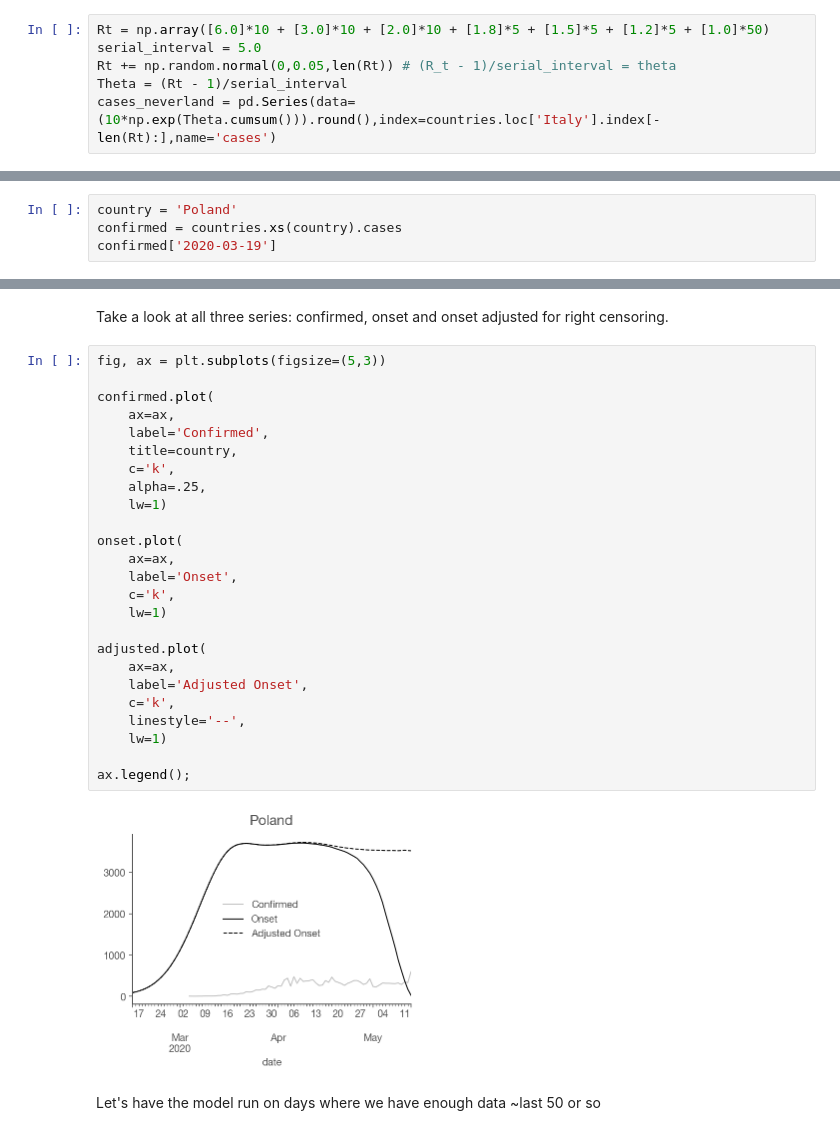
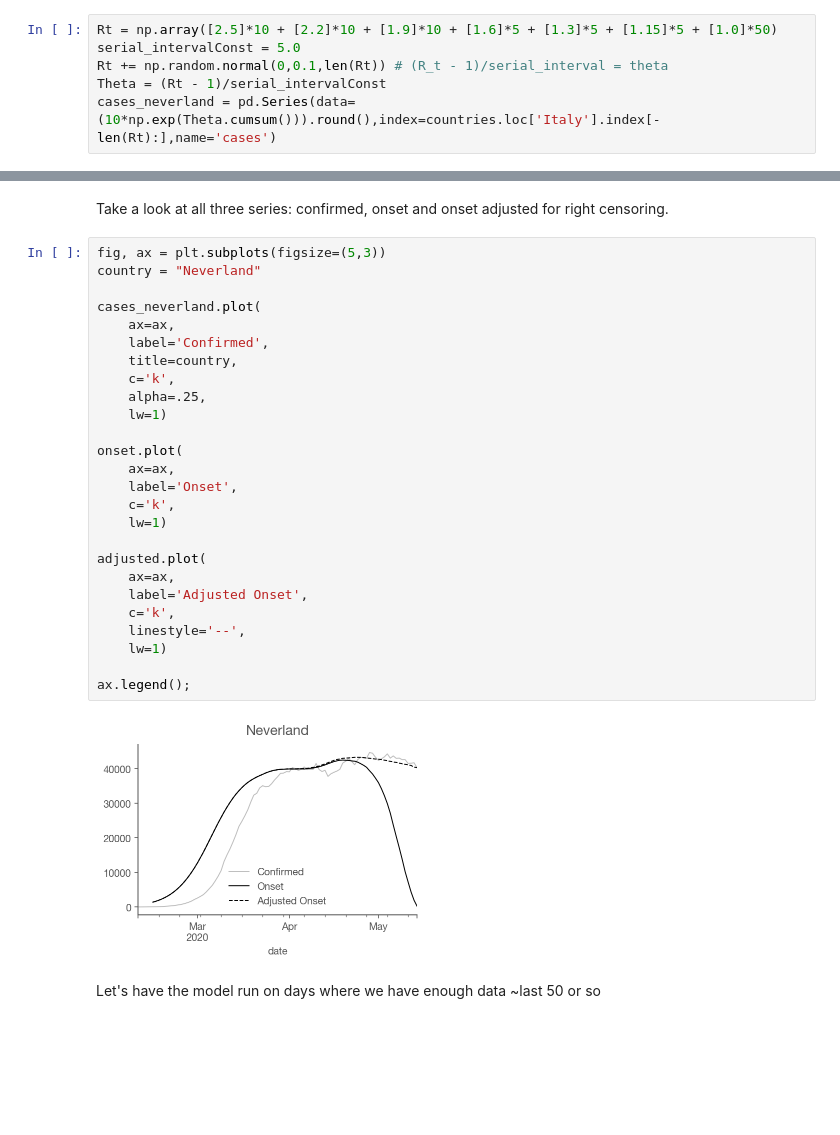
Before and after one commit to maciekrt/covid-19, a Jupyter notebook: Realtime Rt mcmc.ipynb, the cells around one changed output, grey strips where cells are left out. Cells and saved outputs as stored; diff of their text form; blank space fills up the shorter version.

Commit message:
Removied unnecessary things. Plotted the samples of theta and the generated theta.

```diff
--- a/Realtime Rt mcmc.ipynb
+++ b/Realtime Rt mcmc.ipynb
@@ -90,8 +70,8 @@ cases_neverland = pd.Series(index=countries.loc['Italy'].index[:81], data=np.arr
 # %%
-Rt = np.array([6.0]*10 + [3.0]*10 + [2.0]*10 + [1.8]*5 + [1.5]*5 + [1.2]*5 + [1.0]*50)
-serial_interval = 5.0
-Rt += np.random.normal(0,0.05,len(Rt)) # (R_t - 1)/serial_interval = theta
-Theta = (Rt - 1)/serial_interval
+Rt = np.array([2.5]*10 + [2.2]*10 + [1.9]*10 + [1.6]*5 + [1.3]*5 + [1.15]*5 + [1.0]*50)
+serial_intervalConst = 5.0
+Rt += np.random.normal(0,0.1,len(Rt)) # (R_t - 1)/serial_interval = theta
+Theta = (Rt - 1)/serial_intervalConst
 cases_neverland = pd.Series(data=(10*np.exp(Theta.cumsum())).round(),index=countries.loc['Italy'].index[-len(Rt):],name='cases')
 # %%
 cases_neverland
@@ -326,7 +269,3 @@ pdelayDF.to_csv('data/pdelay.csv')
 ## A Single Country
 
 #### Select country Data
-# %%
-country = 'Poland'
-confirmed = countries.xs(country).cases
-confirmed['2020-03-19']
@@ -416,31 +317,32 @@ adjusted, cumulative_p_delay = adjust_onset_for_right_censorship(onset, p_delay)
 Take a look at all three series: confirmed, onset and onset adjusted for right censoring.
 # %%
 fig, ax = plt.subplots(figsize=(5,3))
+country = "Neverland"
 
-confirmed.plot(
+cases_neverland.plot(
     ax=ax,
     label='Confirmed',
     title=country,
     c='k',
     alpha=.25,
     lw=1)
 
 onset.plot(
     ax=ax,
     label='Onset',
     c='k',
     lw=1)
 
 adjusted.plot(
     ax=ax,
     label='Adjusted Onset',
     c='k',
     linestyle='--',
     lw=1)
 
 ax.legend();
 # %% [output]
-[figure, old version]
+[figure, new version]
 # %% [markdown]
 Let's have the model run on days where we have enough data ~last 50 or so
 # %% [markdown]
```
Also changed, not shown: parts of 47 cells of this notebook.
